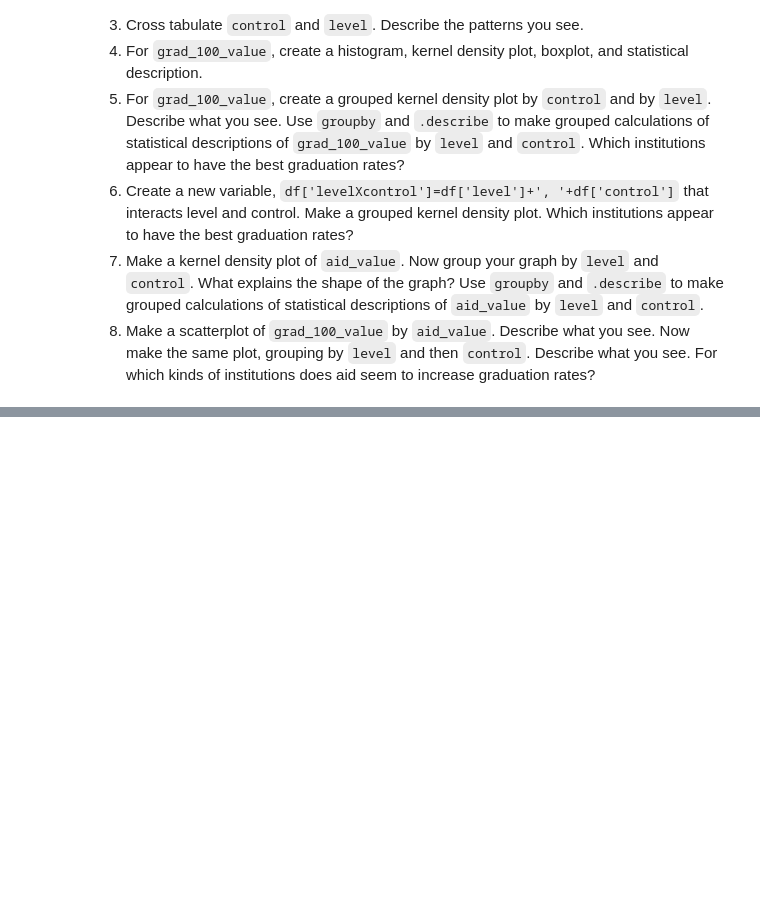
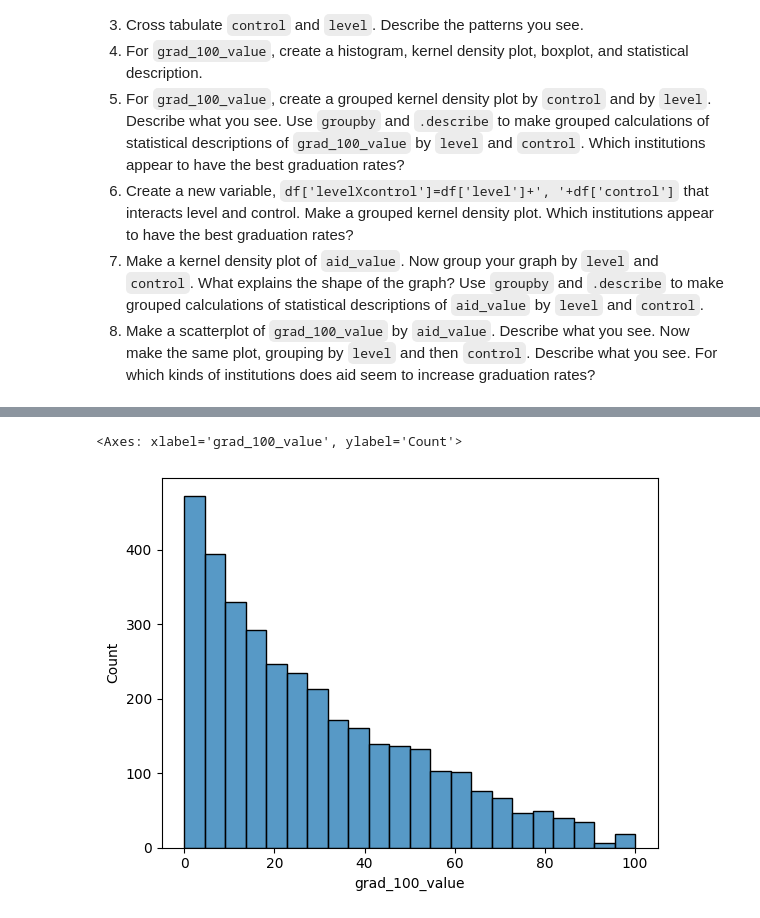
Before and after one commit to simoneminorr/visualization_assignment, a Jupyter notebook: assignment.ipynb, the cells around one changed output, grey strips where cells are left out. Drawn from its saved outputs; the diff is of its cells as text; code cells hidden in the pictures; blank space fills up the shorter version.

```diff
--- a/assignment.ipynb
+++ b/assignment.ipynb
@@ -158,0 +214,6 @@ The "relevant" variables for this question are:
+# %%
+#histogram
+sns.histplot(collegecompletion['grad_100_value'])
+# %% [output]
+<Axes: xlabel='grad_100_value', ylabel='Count'>
+[figure, added]
```
Also changed, not shown: parts of 23 cells of this notebook.
